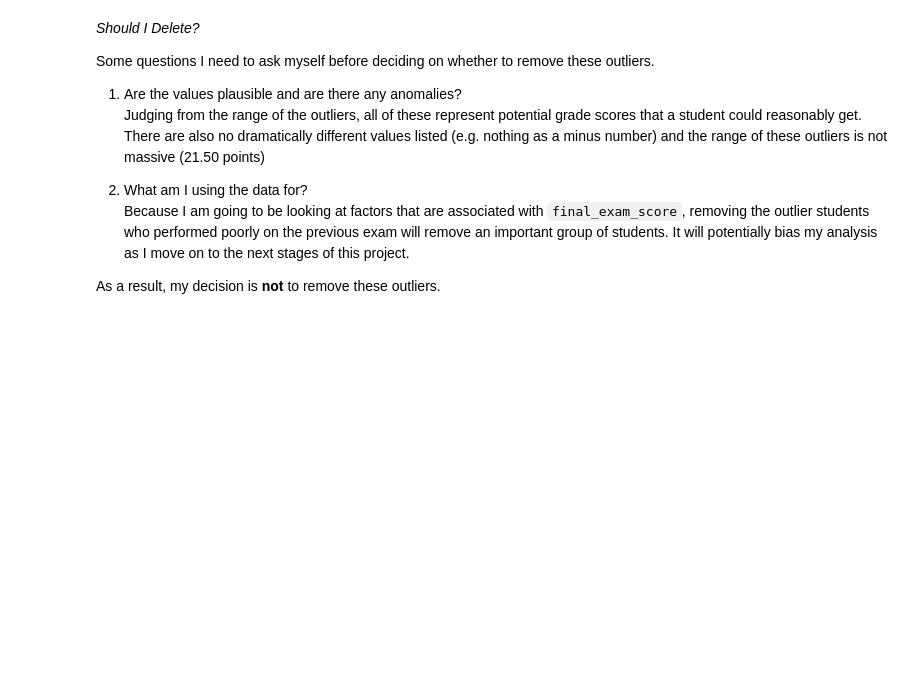
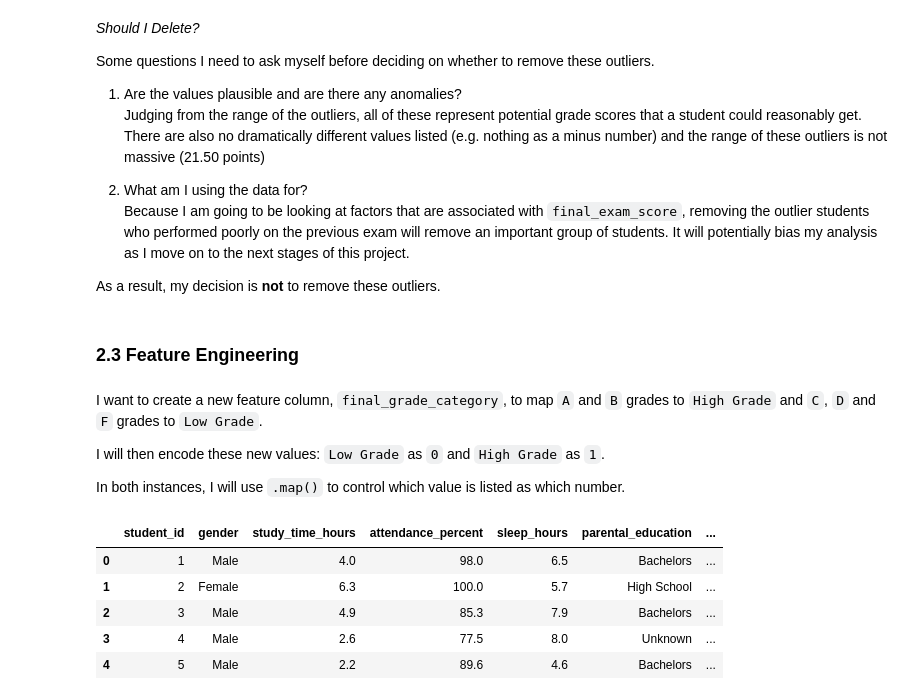
Before and after one commit to elhope23/student-performance-analysis, a Jupyter notebook: jupyter_notebooks/Stage1-ETL.ipynb, the cells around one changed output. Cells and saved outputs as stored; diff of their text form; code cells hidden in the pictures; blank space fills up the shorter version.

Commit message:
Stage 1 | Transform: Create a new feature column of grade categories and map to binary 0 and 1

```diff
--- a/jupyter_notebooks/Stage1-ETL.ipynb
+++ b/jupyter_notebooks/Stage1-ETL.ipynb
@@ -781,3 +781,30 @@ There are also no dramatically different values listed (e.g. nothing as a minus
 Because I am going to be looking at factors that are associated with `final_exam_score`, removing the outlier students who performed poorly on the previous exam will remove an important group of students. It will potentially bias my analysis as I move on to the next stages of this project.
 
 As a result, my decision is **not** to remove these outliers.
+# %% [markdown]
+### **2.3 Feature Engineering**
+# %% [markdown]
+I want to create a new feature column, `final_grade_category`, to map `A` and `B` grades to `High Grade` and `C`, `D` and `F` grades to `Low Grade`.
+
+I will then encode these new values: `Low Grade` as `0` and `High Grade` as `1`.
+
+In both instances, I will use `.map()` to control which value is listed as which number.
+# %%
+# Create a map of grades to categories in a new columm
+df_etl["final_grade_category"] = df_etl["final_grade"].map({
+    "A": "High Grade",
+     "B": "High Grade",
+     "C": "Low Grade",
+     "D": "Low Grade",
+     "F": "Low Grade"
+})
+
+# Validate the new column has been created using .head() to display the first few rows of the dataset
+df_etl.head()
+# %% [output]
+|  | student_id | gender | study_time_hours | attendance_percent | sleep_hours | parental_education | ... |
+| 0 | 1 | Male | 4.0 | 98.0 | 6.5 | Bachelors | ... |
+| 1 | 2 | Female | 6.3 | 100.0 | 5.7 | High School | ... |
+| 2 | 3 | Male | 4.9 | 85.3 | 7.9 | Bachelors | ... |
+| 3 | 4 | Male | 2.6 | 77.5 | 8.0 | Unknown | ... |
+| 4 | 5 | Male | 2.2 | 89.6 | 4.6 | Bachelors | ... |
```
Also changed, not shown: parts of 4 cells of this notebook.
